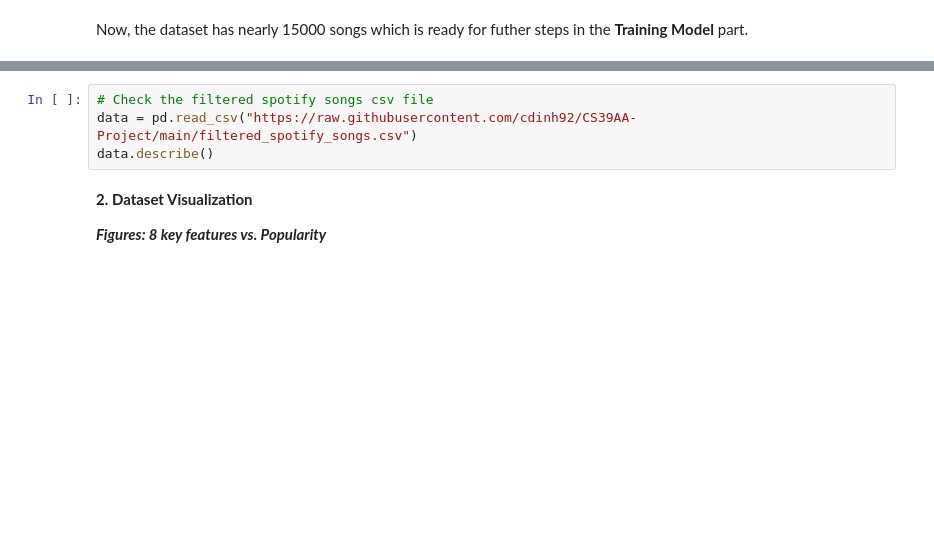
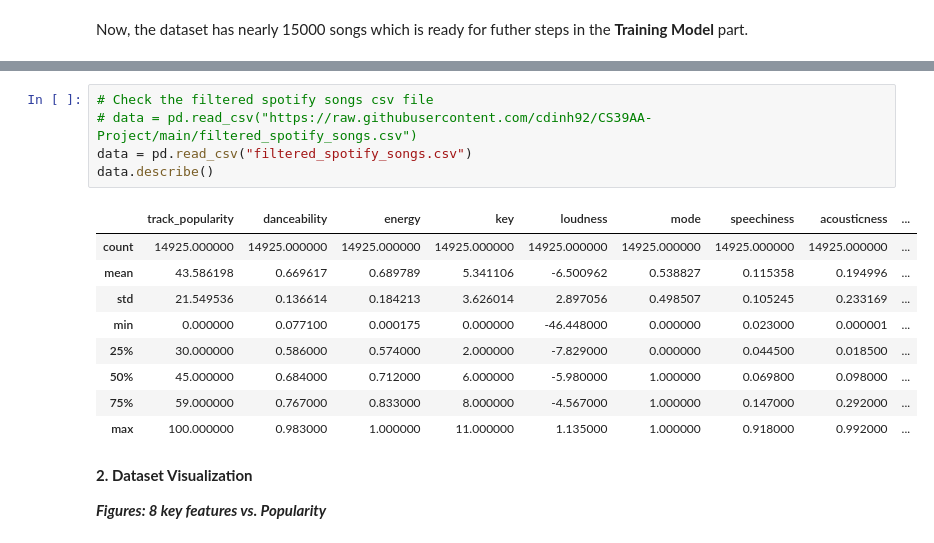
Before and after one commit to cdinh92/CS39AA-Project, a Jupyter notebook: project_part1.ipynb, the cells around one changed output, grey strips where cells are left out. Saved outputs shown, nothing was run; the diff lists cells and outputs as text; blank space fills up the shorter version.

```diff
--- a/project_part1.ipynb
+++ b/project_part1.ipynb
@@ -87,7 +138,18 @@ FileLink(r'filtered_spotify_songs.csv')
 # %%
 # Check the filtered spotify songs csv file
-data = pd.read_csv("https://raw.githubusercontent.com/cdinh92/CS39AA-Project/main/filtered_spotify_songs.csv")
+# data = pd.read_csv("https://raw.githubusercontent.com/cdinh92/CS39AA-Project/main/filtered_spotify_songs.csv")
+data = pd.read_csv("filtered_spotify_songs.csv")
 data.describe()
+# %% [output]
+|  | track_popularity | danceability | energy | key | loudness | mode | speechiness | acousticness | ... |
+| count | 14925.000000 | 14925.000000 | 14925.000000 | 14925.000000 | 14925.000000 | 14925.000000 | 14925.000000 | 14925.000000 | ... |
+| mean | 43.586198 | 0.669617 | 0.689789 | 5.341106 | -6.500962 | 0.538827 | 0.115358 | 0.194996 | ... |
+| std | 21.549536 | 0.136614 | 0.184213 | 3.626014 | 2.897056 | 0.498507 | 0.105245 | 0.233169 | ... |
+| min | 0.000000 | 0.077100 | 0.000175 | 0.000000 | -46.448000 | 0.000000 | 0.023000 | 0.000001 | ... |
+| 25% | 30.000000 | 0.586000 | 0.574000 | 2.000000 | -7.829000 | 0.000000 | 0.044500 | 0.018500 | ... |
+| 50% | 45.000000 | 0.684000 | 0.712000 | 6.000000 | -5.980000 | 1.000000 | 0.069800 | 0.098000 | ... |
+| 75% | 59.000000 | 0.767000 | 0.833000 | 8.000000 | -4.567000 | 1.000000 | 0.147000 | 0.292000 | ... |
+| max | 100.000000 | 0.983000 | 1.000000 | 11.000000 | 1.135000 | 1.000000 | 0.918000 | 0.992000 | ... |
 # %% [markdown]
 **2. Dataset Visualization**
 
```
Also changed, not shown: parts of 6 cells of this notebook, 2 other files.
